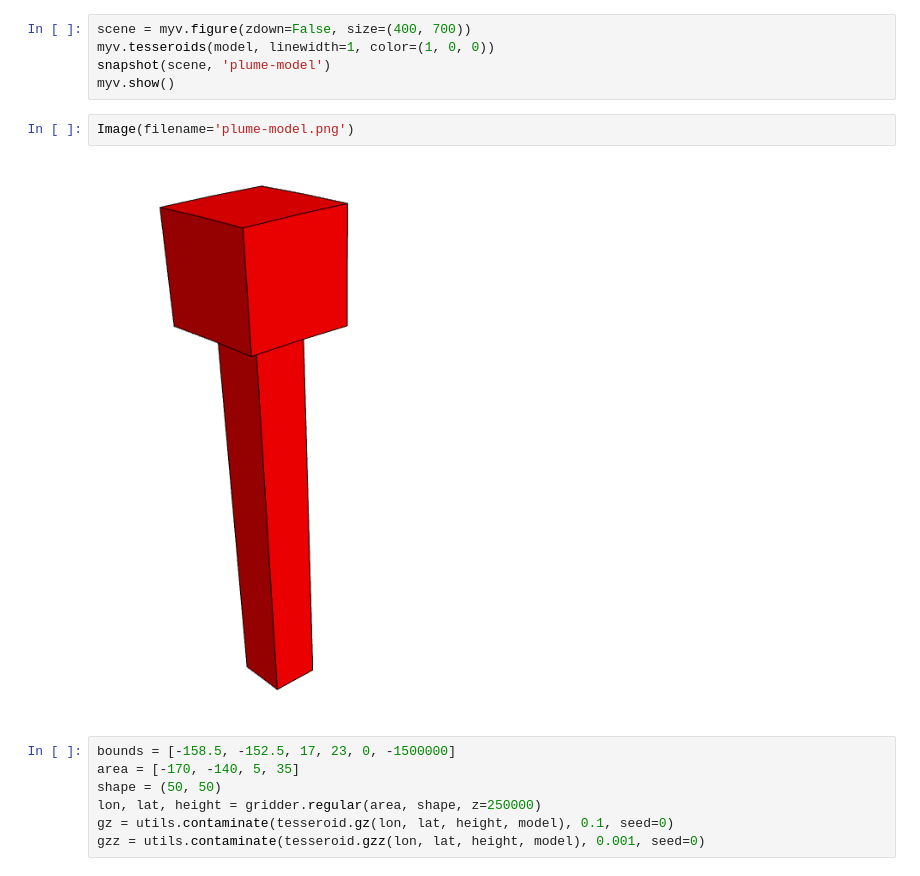
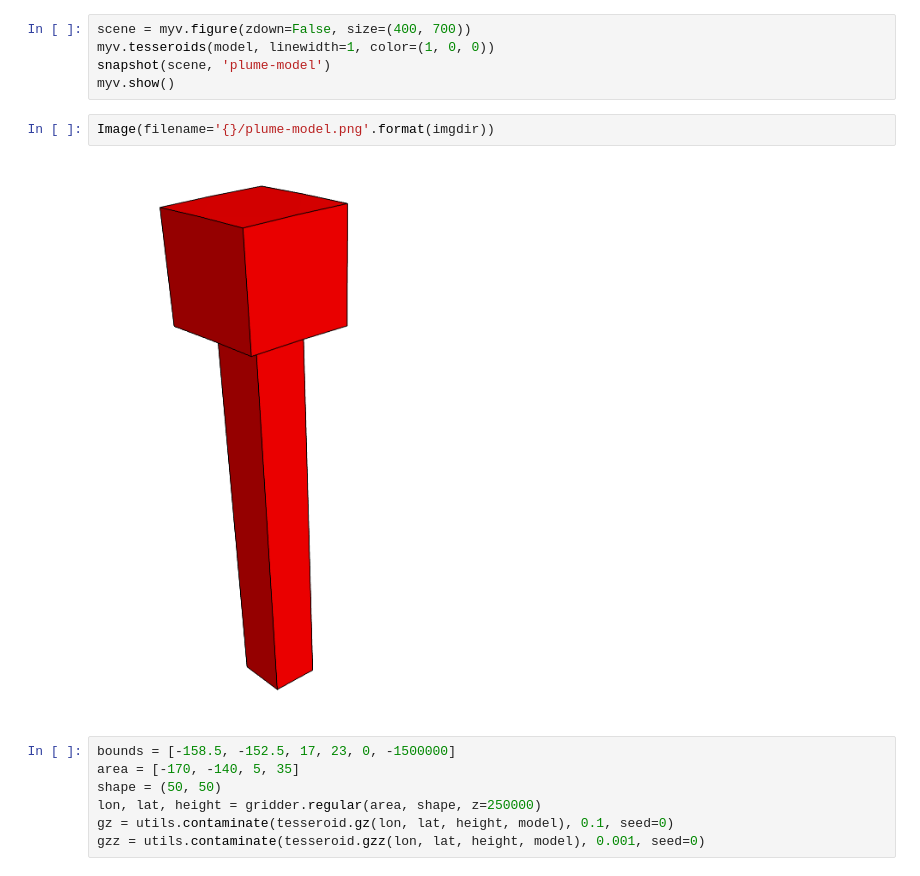
Before and after one commit to leouieda/egu2014, a Jupyter notebook: notebooks/plume.ipynb, the cells around one changed output. Cells and saved outputs as stored; diff of their text form.

Commit message:
Error in image load in plume notebook

```diff
--- a/notebooks/plume.ipynb
+++ b/notebooks/plume.ipynb
@@ -28,9 +28,9 @@ myv.tesseroids(model, linewidth=1, color=(1, 0, 0))
 snapshot(scene, 'plume-model')
 myv.show()
 # %%
-Image(filename='plume-model.png')
+Image(filename='{}/plume-model.png'.format(imgdir))
 # %% [output]
-[figure, old version]
+[figure, new version]
 # %%
 bounds = [-158.5, -152.5, 17, 23, 0, -1500000]
 area = [-170, -140, 5, 35]
```
